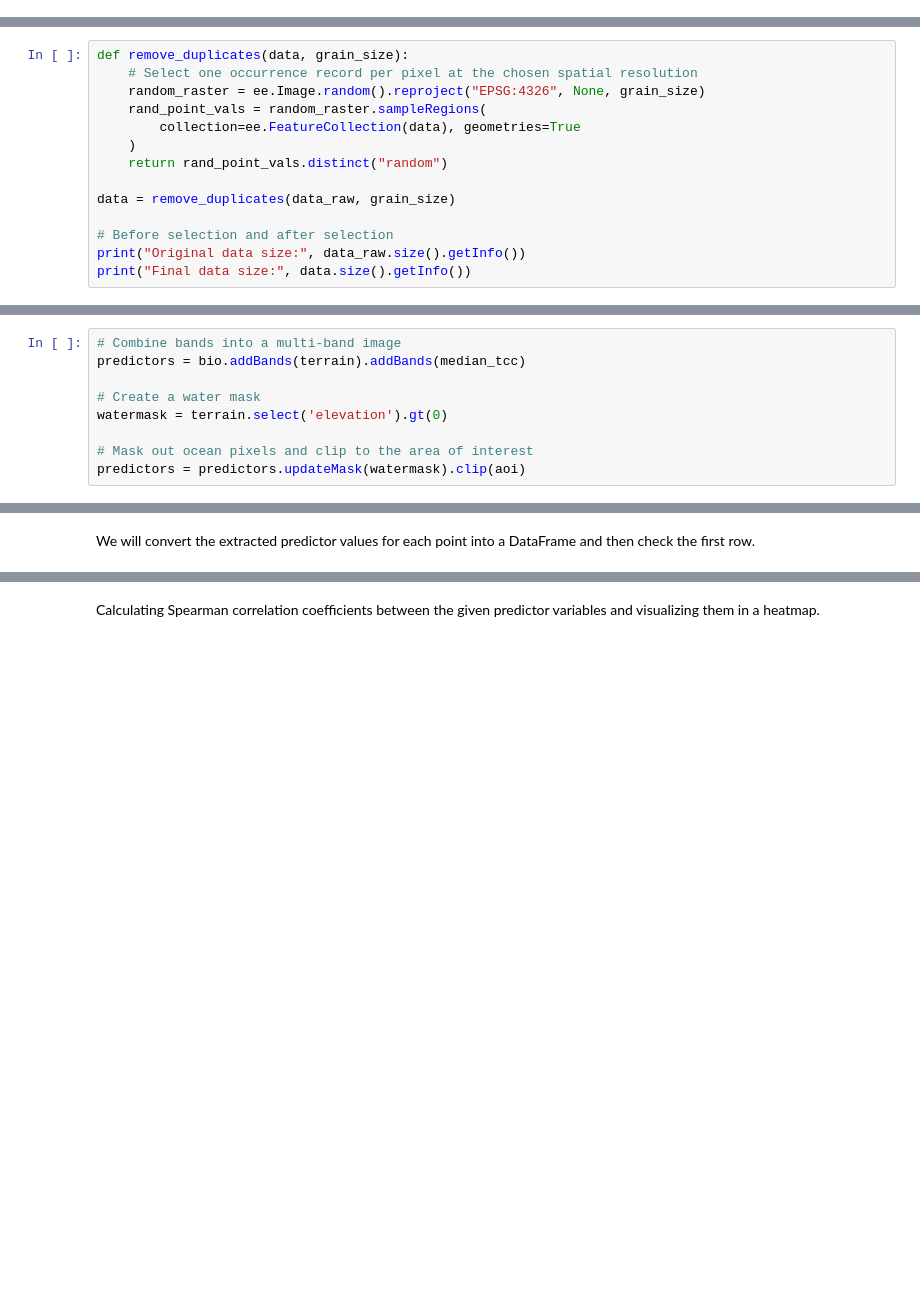
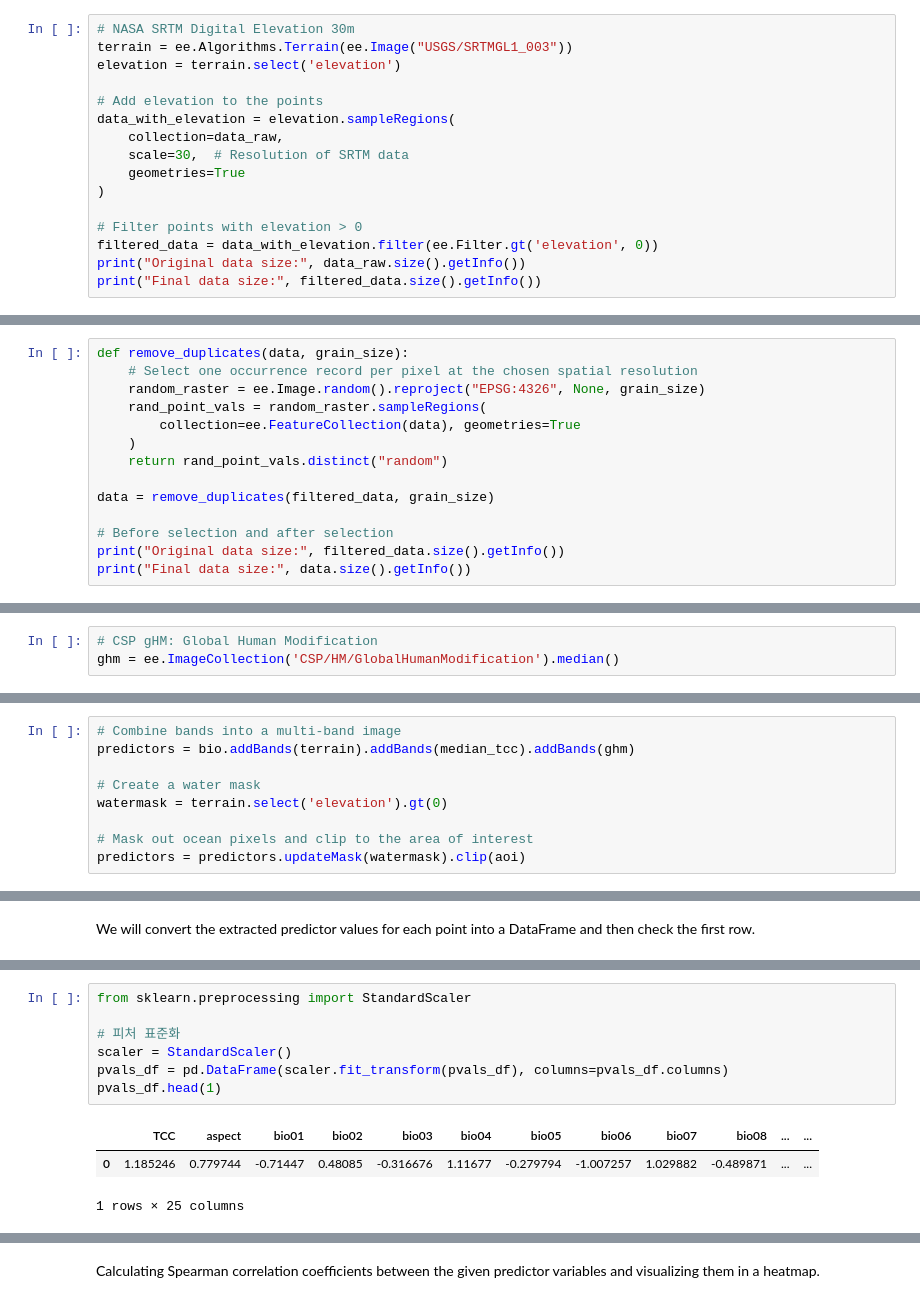
Before and after one commit to osgeokr/GEE-PAM-Book, a Jupyter notebook: PS_202405_Species_Distribution_Modeling.ipynb, the cells around one changed output, grey strips where cells are left out. Cells and saved outputs as stored; diff of their text form; blank space fills up the shorter version.

```diff
--- a/PS_202405_Species_Distribution_Modeling.ipynb
+++ b/PS_202405_Species_Distribution_Modeling.ipynb
@@ -175,3 +180,19 @@ Now, the filtered GeoDataFrame is converted into a Google Earth Engine object.
 # %%
 # Convert GeoDataFrame to Earth Engine object
 data_raw = geemap.geopandas_to_ee(filtered_gdf)
+# %%
+# NASA SRTM Digital Elevation 30m
+terrain = ee.Algorithms.Terrain(ee.Image("USGS/SRTMGL1_003"))
+elevation = terrain.select('elevation')
+
+# Add elevation to the points
+data_with_elevation = elevation.sampleRegions(
+    collection=data_raw,
+    scale=30,  # Resolution of SRTM data
+    geometries=True
+)
+
+# Filter points with elevation > 0
+filtered_data = data_with_elevation.filter(ee.Filter.gt('elevation', 0))
+print("Original data size:", data_raw.size().getInfo())
+print("Final data size:", filtered_data.size().getInfo())
@@ -193,9 +217,9 @@ def remove_duplicates(data, grain_size):
     )
     return rand_point_vals.distinct("random")
 
-data = remove_duplicates(data_raw, grain_size)
+data = remove_duplicates(filtered_data, grain_size)
 
 # Before selection and after selection
-print("Original data size:", data_raw.size().getInfo())
+print("Original data size:", filtered_data.size().getInfo())
 print("Final data size:", data.size().getInfo())
 # %% [output]
@@ -270,11 +296,14 @@ median_tcc = (
     .select(["tree_canopy_cover"], ["TCC"])
     .median()
 )
+# %%
+# CSP gHM: Global Human Modification
+ghm = ee.ImageCollection('CSP/HM/GlobalHumanModification').median()
 # %% [markdown]
 `bio` (Bioclimatic variables), `terrain` (topography), and `median_tcc` (tree canopy cover) are combined into a single multiband image. The `elevation` band is selected from `terrain`, and a `watermask` is created for locations where `elevation` is greater than `0`. This masks regions below sea level (e.g. the ocean) and prepares the researcher to analyze various environmental factors for the AOI comprehensively.
 # %%
 # Combine bands into a multi-band image
-predictors = bio.addBands(terrain).addBands(median_tcc)
+predictors = bio.addBands(terrain).addBands(median_tcc).addBands(ghm)
 
 # Create a water mask
 watermask = terrain.select('elevation').gt(0)
@@ -300,3 +333,14 @@ pvals_df.head(1)
+# %%
+from sklearn.preprocessing import StandardScaler
+
+# 피처 표준화
+scaler = StandardScaler()
+pvals_df = pd.DataFrame(scaler.fit_transform(pvals_df), columns=pvals_df.columns)
+pvals_df.head(1)
+# %% [output]
+|  | TCC | aspect | bio01 | bio02 | bio03 | bio04 | bio05 | bio06 | bio07 | bio08 | ... | ... |
+| 0 | 1.185246 | 0.779744 | -0.71447 | 0.48085 | -0.316676 | 1.11677 | -0.279794 | -1.007257 | 1.029882 | -0.489871 | ... | ... |
+1 rows × 25 columns
 # %%
 # Displaying the columns
 columns = pvals_df.columns
```
Also changed, not shown: parts of 8 cells of this notebook.
